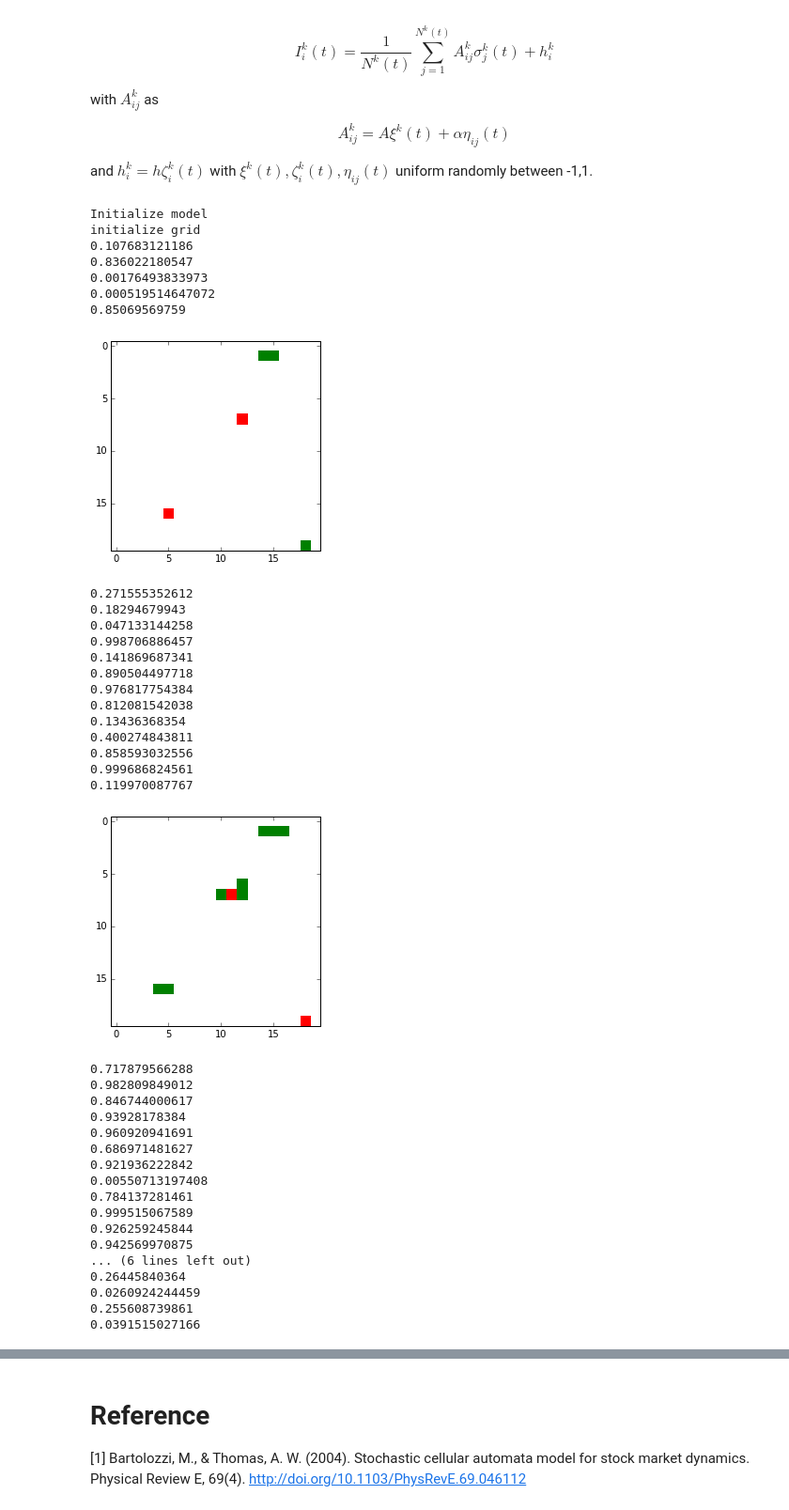
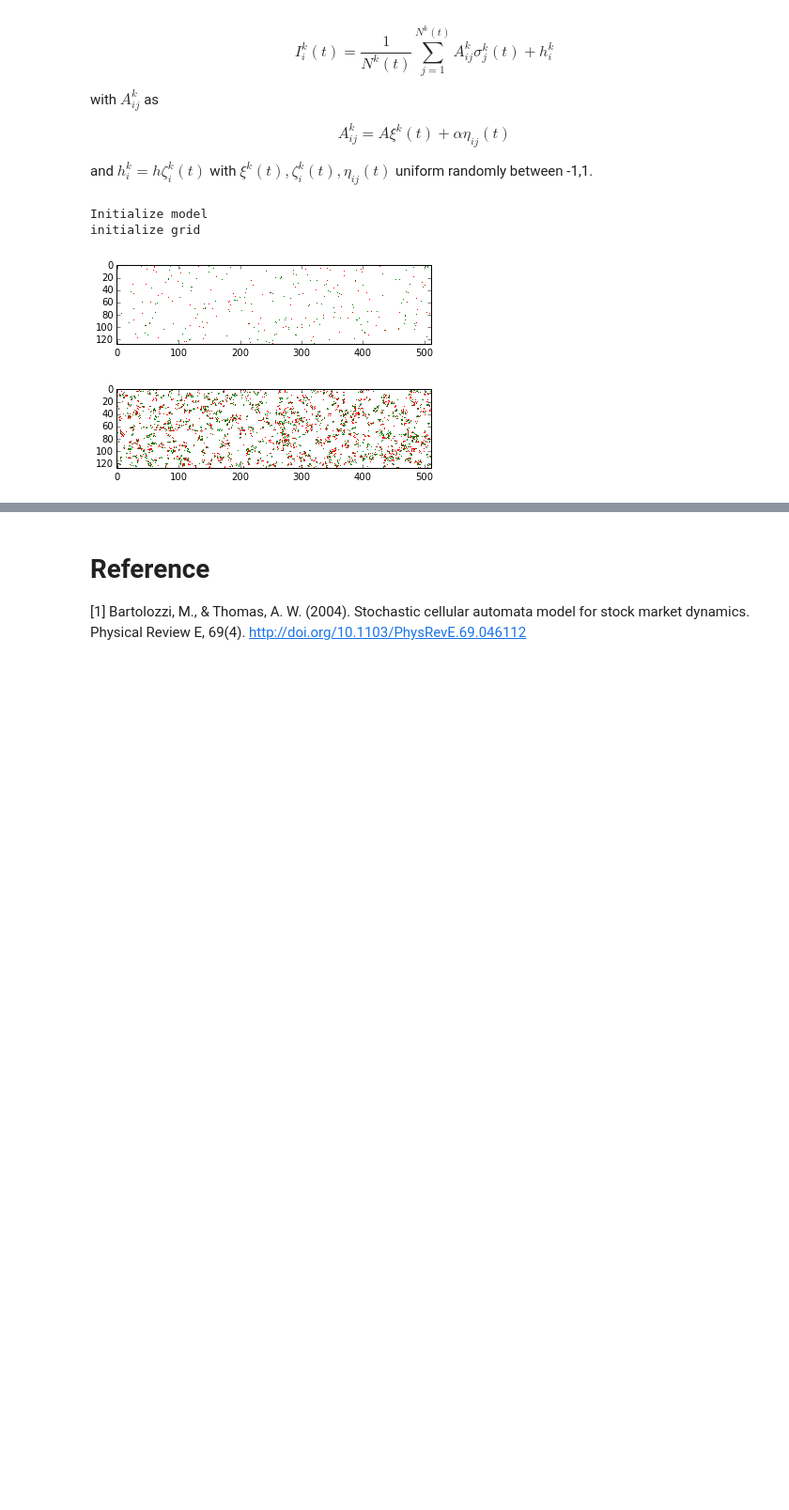
Before and after one commit to boersmamarcel/CAStocks, a Jupyter notebook: notebooks/CA stockprice-Marcel.ipynb, the cells around one changed output, grey strips where cells are left out. Shown at 94% size. Cells and saved outputs as stored; diff of their text form; code cells hidden in the pictures; blank space fills up the shorter version.

Commit message:
Huidige parameter settings
grotere grid, ph/2, meer tijdstappen etc.

```diff
--- a/notebooks/CA stockprice-Marcel.ipynb
+++ b/notebooks/CA stockprice-Marcel.ipynb
@@ -209,7 +209,7 @@ class CAStochastic(object):
         return self.price
 
     def getActiveTraders(self): # get number of active traders
-        return np.sum( np.absolute( self.grid.copy() ))
+        return np.sum( np.absolute(self.grid))
 # %%
 import numpy as np
 import matplotlib.pyplot as plt
@@ -225,8 +225,9 @@ fig = plt.figure()
 %matplotlib inline
 
 initPrice = 100
-model = CAStochastic(0.01, 20, 20, 0.0001, 0.05, 0.0485, initPrice)
-steps, nView = 10, 5 # number of updates, number of viewings of the process
+lx, ly = 128, 512
+model = CAStochastic(0.01, lx, ly, 0.0001, 0.05, 0.0485/2, initPrice)
+steps, nView = 1000, 5 # number of updates, number of viewings of the process
 
 # keep track of lists
 prices = [initPrice] # keep track of price fluctutations
@@ -278,67 +279,32 @@ ax.scatter(np.arange(hist.size), hist)
 ax.set_xscale('log')
 ax.set_yscale('log')
 plt.show()
 
 plt.figure()
 plt.plot(activeTraders)
 plt.show()
 
 plt.figure()
 plt.plot(nLogReturns)
 plt.show()
 
 mu, sigma = np.mean(nLogReturns), np.std(nLogReturns)
 x = np.linspace(np.amin(nLogReturns),np.amax(nLogReturns),100)
 
 plt.figure()
 plt.hist(nLogReturns, normed=1)
 plt.plot(x,mlab.normpdf(x,mu,sigma))
 plt.show()
 
 for lag in range(1,50): # array of correlation
     x_correlation = np.append(x_correlation, CalcXcorrelation(x, lag) )
 x_correlation = x_correlation/x_correlation[0] # normalize to first entry
 
 plt.figure()
 plt.plot(x_correlation)
 plt.show()
 # %% [output]
 Initialize model
 initialize grid
-0.107683121186
-0.836022180547
-0.00176493833973
-0.000519514647072
-0.85069569759
-[figure, old version]
+[figure, new version]
-0.271555352612
-0.18294679943
-0.047133144258
-0.998706886457
-0.141869687341
-0.890504497718
-0.976817754384
-0.812081542038
-0.13436368354
-0.400274843811
-0.858593032556
-0.999686824561
-0.119970087767
-[figure, old version]
+[figure, new version]
-0.717879566288
-0.982809849012
-0.846744000617
-0.93928178384
-0.960920941691
-0.686971481627
-0.921936222842
-0.00550713197408
-0.784137281461
-0.999515067589
-0.926259245844
-0.942569970875
-... (6 lines left out)
-0.26445840364
-0.0260924244459
-0.255608739861
-0.0391515027166
```
Also changed, not shown: parts of 1 cell of this notebook.
